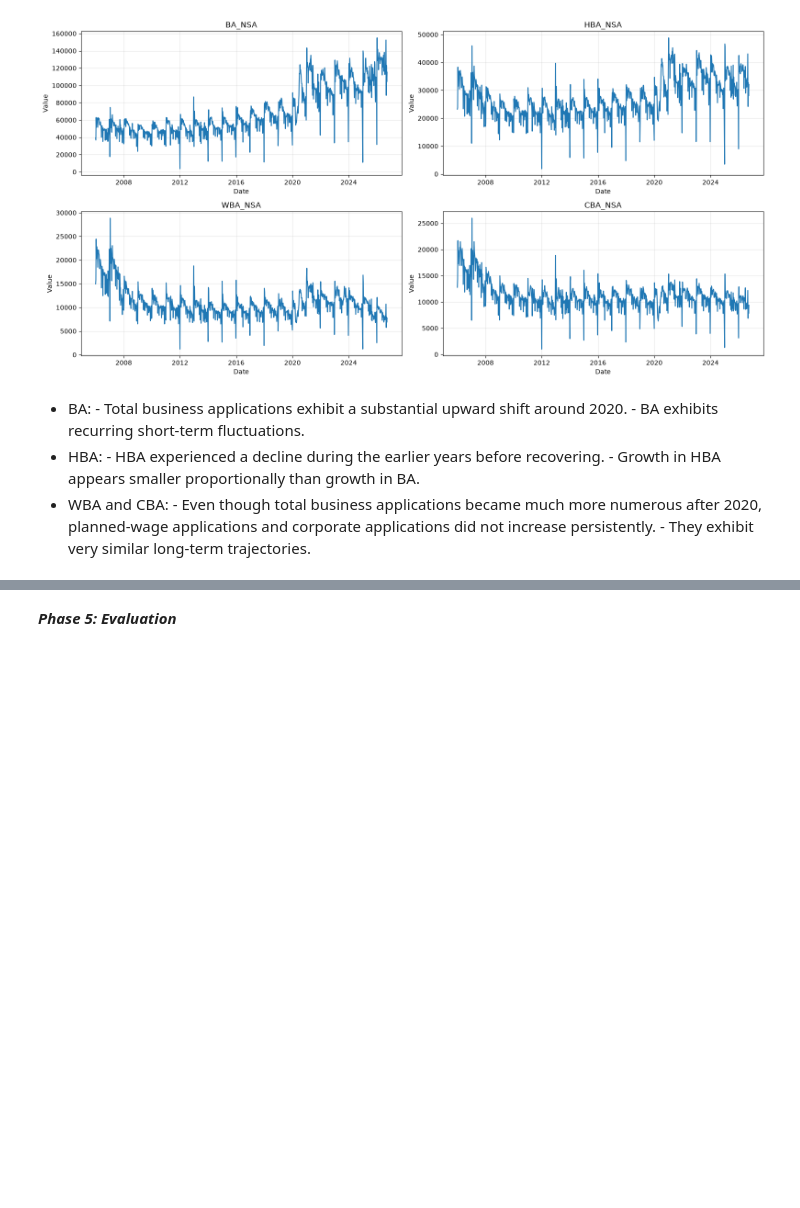
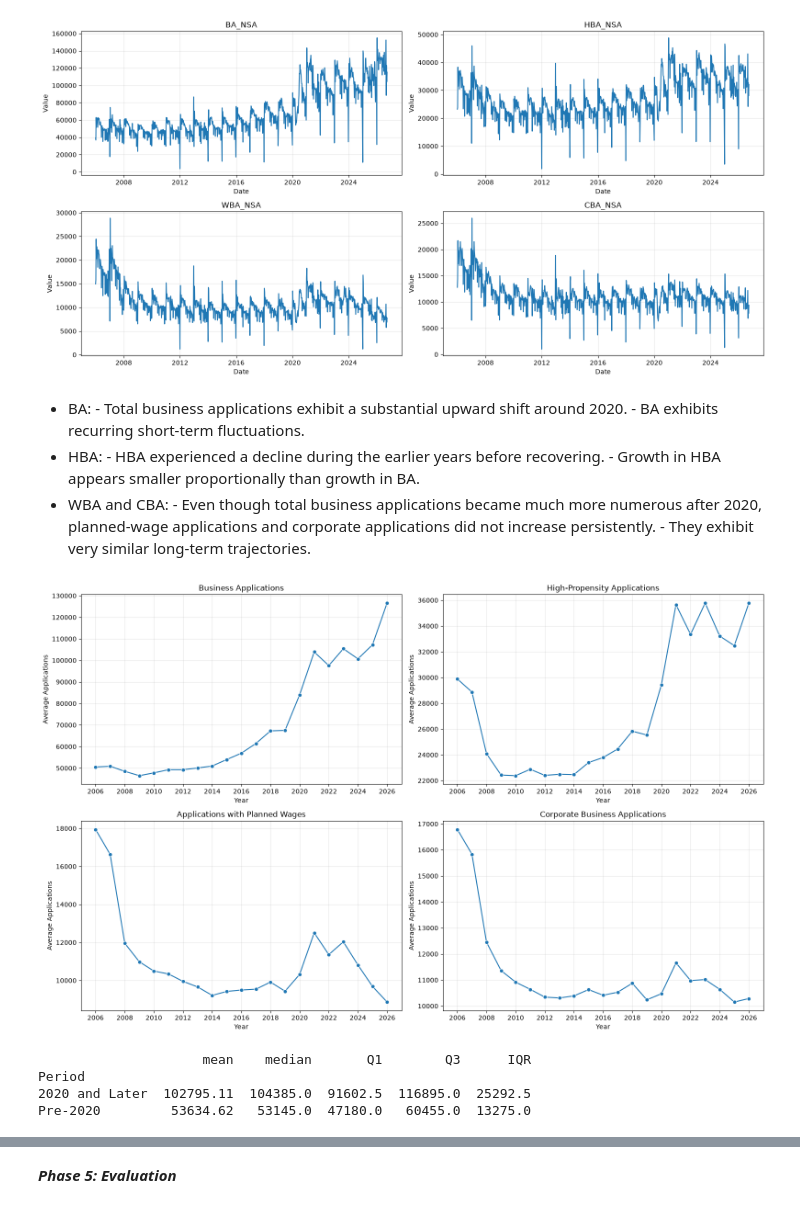
Before and after one commit to farzanehmasteri/EDA---US-Business-Formation-Statistics-Dataset, a Jupyter notebook: code.ipynb, the cells around one changed output, grey strips where cells are left out. Saved outputs shown, nothing was run; the diff lists cells and outputs as text; code cells hidden in the pictures; blank space fills up the shorter version.

```diff
--- a/code.ipynb
+++ b/code.ipynb
@@ -471,13 +500,6 @@ plt.show()
     - Wage-planned applications and corporate applications appear to follow similar temporal dynamics.
 # %% [markdown]
 Explore Trends
-# %%
-df["Date"] = (
-    pd.to_datetime(df["Year"].astype(str) + "-01-01")
-    + pd.to_timedelta((df["Week"] - 1) * 7, unit="D")
-)
-
-df = df.sort_values("Date")
 # %%
 import matplotlib.pyplot as plt
 import seaborn as sns
@@ -515,3 +537,61 @@ plt.show()
 - WBA and CBA:
         - Even though total business applications became much more numerous after 2020, planned-wage applications and corporate applications did not increase persistently.
         - They exhibit very similar long-term trajectories.
+# %%
+BA_annual = df.groupby("Year")["BA_NSA"].mean().reset_index(name="BA_Annual")
+HBA_annual = df.groupby("Year")["HBA_NSA"].mean().reset_index(name="HBA_Annual")
+WBA_annual = df.groupby("Year")["WBA_NSA"].mean().reset_index(name="WBA_Annual")
+CBA_annual = df.groupby("Year")["CBA_NSA"].mean().reset_index(name="CBA_Annual")
+
+annual_data = [
+    (BA_annual, "BA_Annual", "Business Applications"),
+    (HBA_annual, "HBA_Annual", "High-Propensity Applications"),
+    (WBA_annual, "WBA_Annual", "Applications with Planned Wages"),
+    (CBA_annual, "CBA_Annual", "Corporate Business Applications")
+]
+
+fig, axes = plt.subplots(2, 2, figsize=(16, 10))
+
+for ax, (data, column, title) in zip(axes.flat, annual_data):
+    sns.lineplot(
+        data=data,
+        x="Year",
+        y=column,
+        marker="o",
+        ax=ax
+    )
+
+    ax.set_title(title)
+    ax.set_xlabel("Year")
+    ax.set_ylabel("Average Applications")
+    ax.set_xticks(range(2006, 2027, 2))
+    ax.grid(alpha=0.3)
+
+plt.tight_layout()
+plt.show()
+# %% [output]
+[figure, added]
+# %%
+import pandas as pd
+import numpy as np
+
+df["Period"] = np.where(
+    df["Year"] < 2020,
+    "Pre-2020",
+    "2020 and Later"
+)
+summary = df.groupby("Period")["BA_NSA"].agg(
+    mean = lambda x: x.mean(),
+    median = lambda x: x.median(),
+    Q1=lambda x: x.quantile(0.25),
+    Q3=lambda x: x.quantile(0.75)
+)
+
+summary["IQR"] = summary["Q3"] - summary["Q1"]
+
+print(summary.round(2))
+# %% [output]
+                     mean    median       Q1        Q3      IQR
+Period
+2020 and Later  102795.11  104385.0  91602.5  116895.0  25292.5
+Pre-2020         53634.62   53145.0  47180.0   60455.0  13275.0
```
Also changed, not shown: parts of 32 cells of this notebook.
